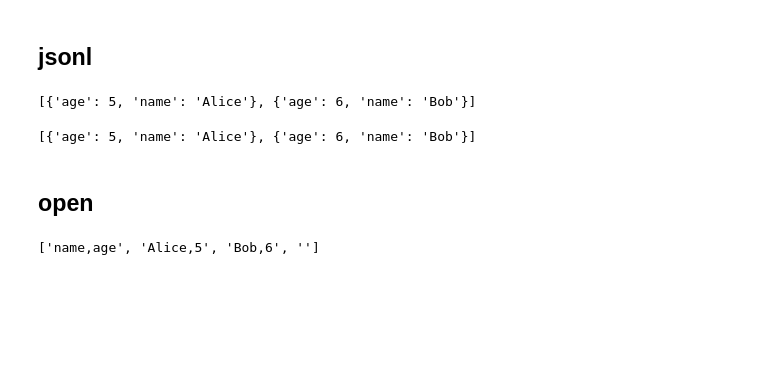
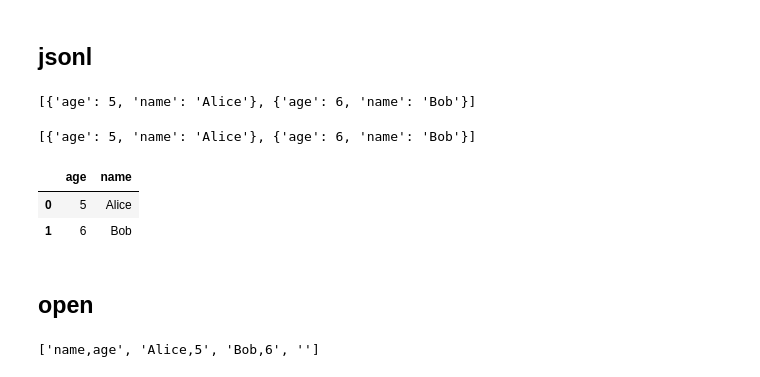
Before and after one commit to Smily1984/python_tricks, a Jupyter notebook: python_FP/py_functional_demo.ipynb, the cells around one changed output. Drawn from its saved outputs; the diff is of its cells as text; code cells hidden in the pictures; blank space fills up the shorter version.

```diff
--- a/python_FP/py_functional_demo.ipynb
+++ b/python_FP/py_functional_demo.ipynb
@@ -19,6 +21,12 @@ seq.jsonl('./res/json_lines.json').to_list()
 seq.jsonl('./res/json_lines.json').list() # list() == to_list()
 # %% [output]
 [{'age': 5, 'name': 'Alice'}, {'age': 6, 'name': 'Bob'}]
+# %%
+seq.jsonl('./res/json_lines.json').to_pandas()
+# %% [output]
+|  | age | name |
+| 0 | 5 | Alice |
+| 1 | 6 | Bob |
 # %% [markdown]
 ## open
 # %%
```
Also changed, not shown: parts of 46 cells of this notebook, 1 other file.
